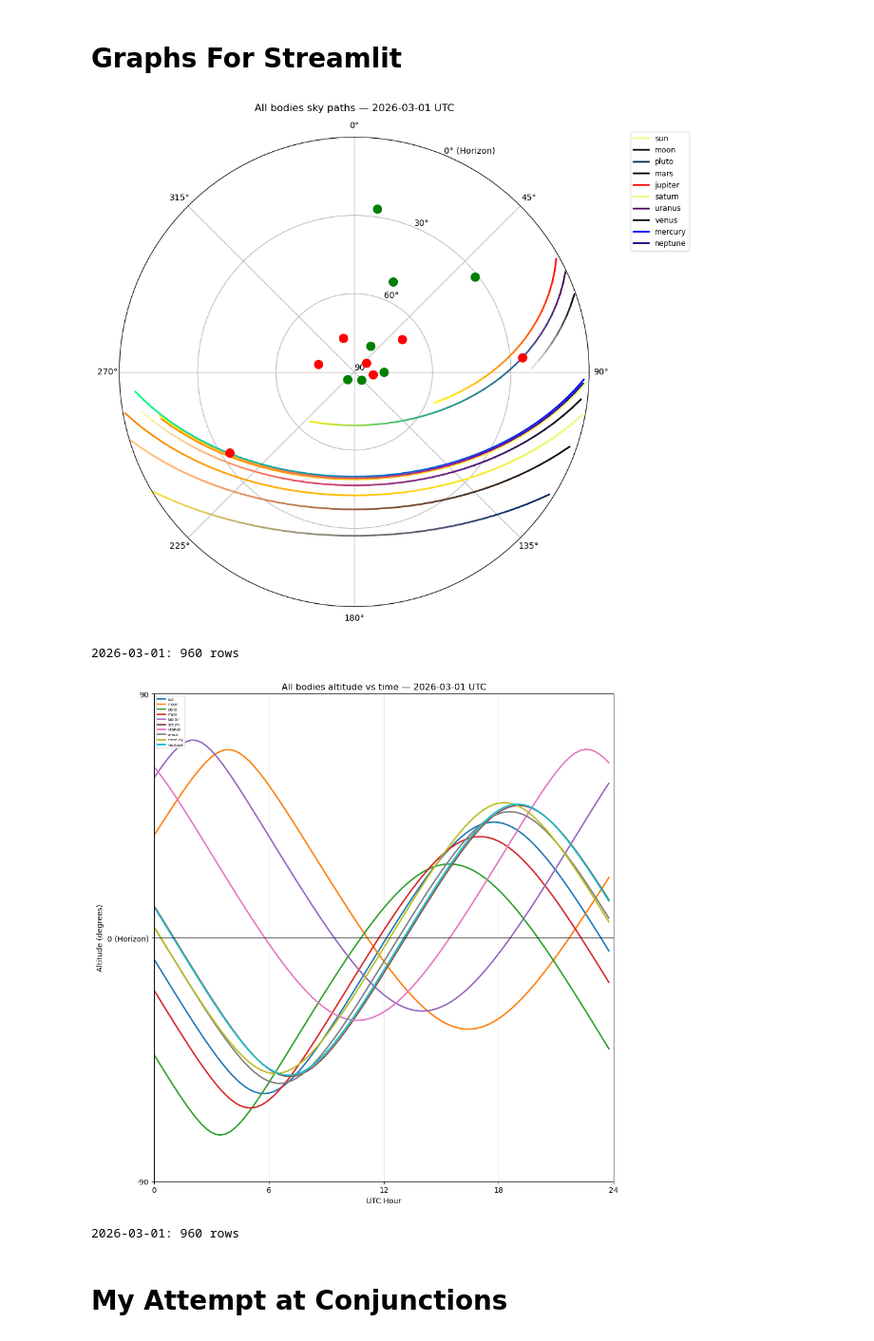
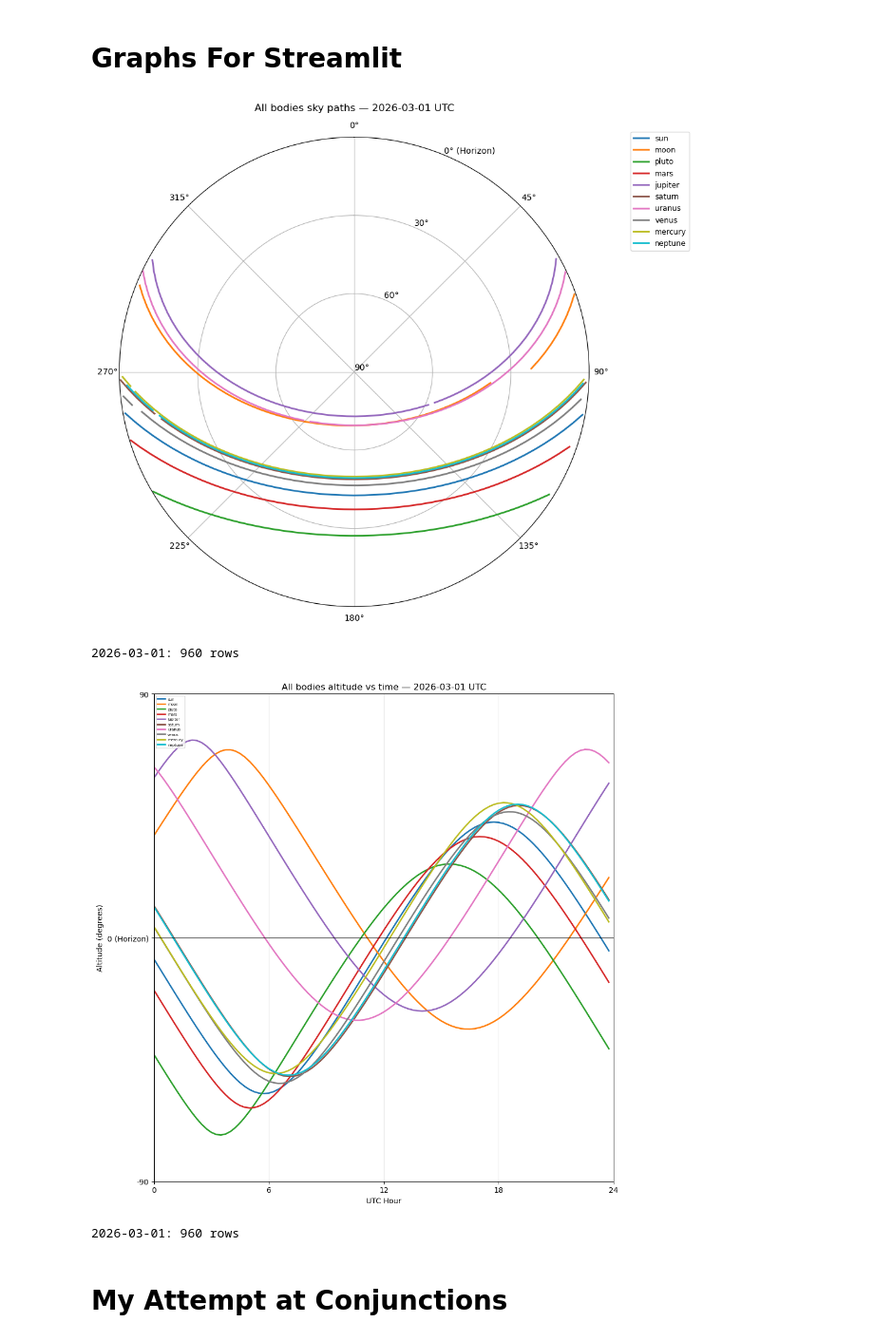
Before and after one commit to awalker72007/Astro-Coding-1221-Project-2, a Jupyter notebook: awalker Test!!.ipynb, the cells around one changed output. Shown at 95% size. Drawn from its saved outputs; the diff is of its cells as text; code cells hidden in the pictures.

```diff
--- a/awalker Test!!.ipynb
+++ b/awalker Test!!.ipynb
@@ -176,20 +176,6 @@ def is_night():
     night_check = almanac.dark_twilight_day(eph, columbus_topos)
     night_state = night_check(single_day)
     return night_state <= 1
-
-planet_cmaps = {
-    "sun": "Wistia",
-    "moon": "gray",
-    "mercury": "winter",
-    "venus": "magma",
-    "mars": "copper",
-    "jupiter": "autumn",
-    "saturn": "Wistia",
-    "uranus": "viridis",
-    "neptune": "plasma",
-    "pluto": "cividis",
-}
-cmap = plt.get_cmap(planet_cmaps.get(planet_name, "viridis"))
 
 # Daily polar sky paths — run after the setup cell (needs `columbus`, `bodies`, `ts`).
 N_SAMPLES_PER_DAY = 96  # samples from 0–24h UTC
@@ -268,19 +254,12 @@ def plot_all_planets_sky_path(year, month, day, n_samples=N_SAMPLES_PER_DAY):
     plt.show()
     return pd.concat(dfs, ignore_index=True)
 
-    # Add every UTC day you want; each gets one figure and one entry in the dict.
-DAYS_UTC = [
-    (2026, 3, 1),
-]
-sky_path_df_by_day = {}
-for y, m, d in DAYS_UTC:
-    day_key = f"{y}-{m:02d}-{d:02d}"
-    df_day = plot_all_planets_sky_path(y, m, d)
-    sky_path_df_by_day[day_key] = df_day.assign(UTC_date=day_key)
-for day_key, df_day in sky_path_df_by_day.items():
-    print(f"{day_key}: {len(df_day)} rows")
+# Single UTC day for sky paths
+Y, M, D = 2026, 3, 1
+day_key = f"{Y}-{M:02d}-{D:02d}"
+sky_path_df = plot_all_planets_sky_path(Y, M, D).assign(UTC_date=day_key)
+print(f"{day_key}: {len(sky_path_df)} rows")
 
-N_SAMPLES_PER_DAY = 96  # samples from 0–24h UTC
 def plot_all_planets_altitude_vs_time(year, month, day, n_samples=N_SAMPLES_PER_DAY):
     hours = np.linspace(0, 24, n_samples, endpoint=False)
     # Skyfield time array for each UTC hour
@@ -301,44 +280,37 @@ def plot_all_planets_altitude_vs_time(year, month, day, n_samples=N_SAMPLES_PER_
         # Plot the full diurnal arc (negative altitude = below the horizon).
         ax.plot(hours, altd, color=color, linewidth=2, label=planet_name)
         n = len(altd)
         dfs.append(
             pd.DataFrame(
                 {
                     "Planet": [planet_name] * n,
                     "UTC_hour": hours,
                     "Altitude": altd,
                     "Azimuth": azdeg,
                 }
             )
         )
     ax.axhline(0, color="black", linewidth=0.8)
     ax.set_xlim(0, 24)
     ax.set_ylim(-90, 90)
     ax.set_xlabel("UTC Hour")
     ax.set_ylabel("Altitude (degrees)")
     ax.set_title(f"All bodies altitude vs time — {year}-{month:02d}-{day:02d} UTC")
     ax.grid(True, alpha=0.3)
     ax.legend(loc="upper left", fontsize=5)
     ax.set_xticks([0, 6, 12, 18, 24])
     ax.set_xticklabels([0, 6, 12, 18, 24])
     ax.set_yticks((-90, 0, 90))
     ax.set_yticklabels([-90, '0 (Horizon)', 90])
 
     plt.tight_layout()
     plt.show()
     return pd.concat(dfs, ignore_index=True)
-DAYS_UTC = [
-    (2026, 3, 1),
-]
-sky_path_df_by_day = {}
-for y, m, d in DAYS_UTC:
-    day_key = f"{y}-{m:02d}-{d:02d}"
-    df_day = plot_all_planets_altitude_vs_time(y, m, d)
-    sky_path_df_by_day[day_key] = df_day.assign(UTC_date=day_key)
-for day_key, df_day in sky_path_df_by_day.items():
-    print(f"{day_key}: {len(df_day)} rows")
+
+altitude_vs_time_df = plot_all_planets_altitude_vs_time(Y, M, D).assign(UTC_date=day_key)
+print(f"{day_key} (altitude vs time): {len(altitude_vs_time_df)} rows")
 # %% [output]
-[figure, old version]
+[figure, new version]
 2026-03-01: 960 rows
 [figure]
 2026-03-01: 960 rows
```
Also changed, not shown: 1 other file.
